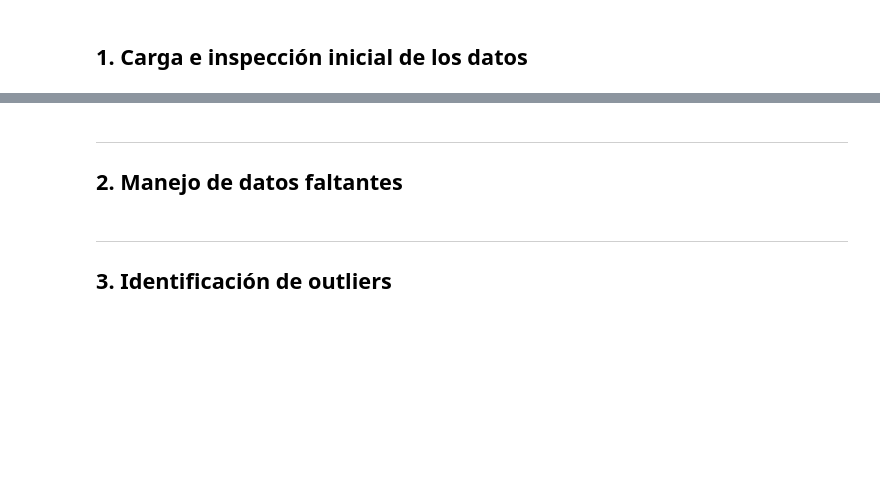
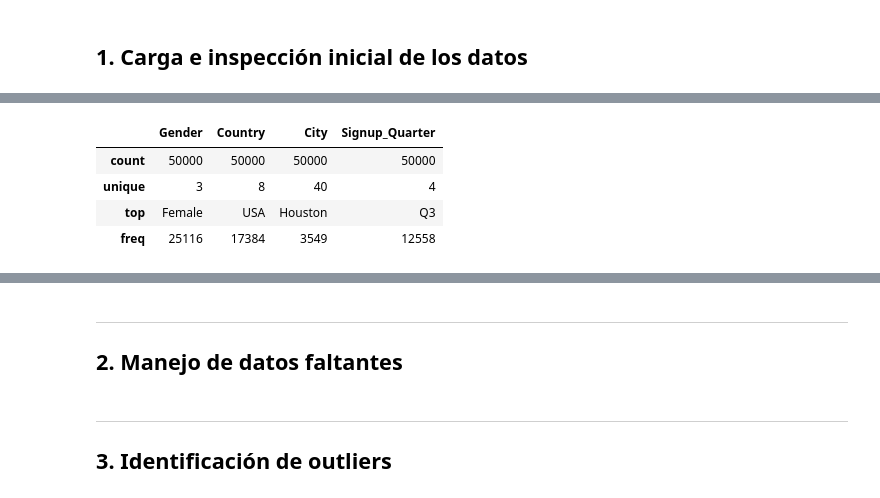
Before and after one commit to wen200729-boop/Analisis-web, a Jupyter notebook: analisis_clientes.ipynb, the cells around one changed output, grey strips where cells are left out. Saved outputs shown, nothing was run; the diff lists cells and outputs as text; code cells hidden in the pictures; blank space fills up the shorter version.

```diff
--- a/analisis_clientes.ipynb
+++ b/analisis_clientes.ipynb
@@ -68,0 +146,8 @@ pd.set_option("display.max_columns", None)
+# %%
+datos.describe(include=["object", "string"])
+# %% [output]
+|  | Gender | Country | City | Signup_Quarter |
+| count | 50000 | 50000 | 50000 | 50000 |
+| unique | 3 | 8 | 40 | 4 |
+| top | Female | USA | Houston | Q3 |
+| freq | 25116 | 17384 | 3549 | 12558 |
```
Also changed, not shown: parts of 14 cells of this notebook.
